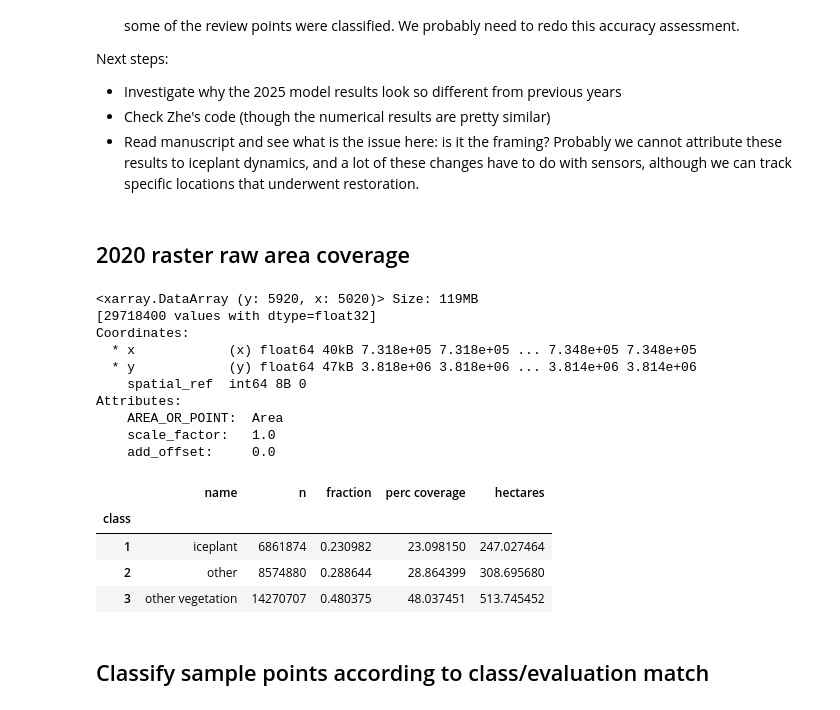
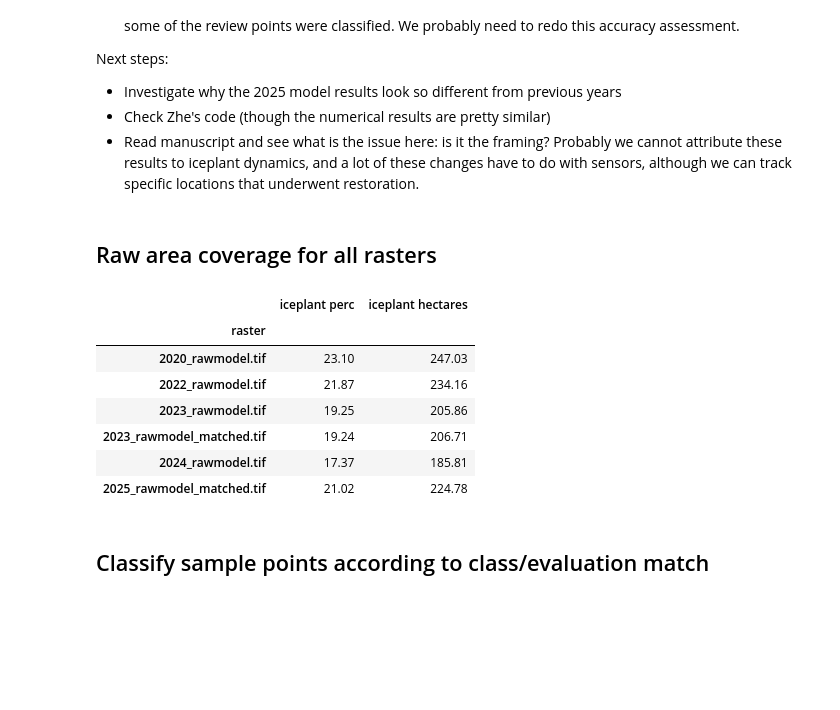
Before and after one commit to carmengg/iceplant-results-revision, a Jupyter notebook: accuracy-metrics-2025.ipynb, the cells around one changed output. Saved outputs shown, nothing was run; the diff lists cells and outputs as text; code cells hidden in the pictures; blank space fills up the shorter version.

Commit message:
Add raw area count for all rasters

```diff
--- a/accuracy-metrics-2025.ipynb
+++ b/accuracy-metrics-2025.ipynb
@@ -153,48 +159,47 @@ Next steps:
 - Check Zhe's code (though the numerical results are pretty similar)
 - Read manuscript and see what is the issue here: is it the framing? Probably we cannot attribute these results to iceplant dynamics, and a lot of these changes have to do with sensors, although we can track specific locations that underwent restoration.
 # %% [markdown]
-## 2020 raster raw area coverage
+## Raw area coverage for all rasters
 # %%
-# 2020 Classification results
-# 0 is the raster's nodata value (_FillValue), so mask it
-raster20 = rioxr.open_rasterio(os.path.join('data','2020_rawmodel.tif'), masked=True).squeeze(drop=True)
-raster20
+def class_coverage(path):
+    """Pixel counts and area coverage per class for a classification raster, excluding nodata."""
+    # 0 is the raster's nodata value (_FillValue), so mask it
+    raster = rioxr.open_rasterio(path, masked=True).squeeze(drop=True)
+
+    # Number of pixels per class, excluding nodata
+    values = raster.values[~np.isnan(raster.values)].astype(int)
+    classes, counts = np.unique(values, return_counts=True)
+    cov = pd.DataFrame({'name': [CLASSES[c] for c in classes], 'n': counts},
+                       index=pd.Index(classes, name='class'))
+
+    # Area coverage per class: fraction, percentage and hectares
+    x_res, y_res = raster.rio.resolution()
+    pixel_area = abs(x_res * y_res) * 0.0001 # Convert from meters squared to hectares
+
+    cov['fraction'] = cov['n']/cov['n'].sum()
+    cov['perc coverage'] = cov['fraction']*100
+    cov['hectares'] = cov['n'] * pixel_area
+    return cov
-# %% [output]
-<xarray.DataArray (y: 5920, x: 5020)> Size: 119MB
-[29718400 values with dtype=float32]
-Coordinates:
-  * x            (x) float64 40kB 7.318e+05 7.318e+05 ... 7.348e+05 7.348e+05
-  * y            (y) float64 47kB 3.818e+06 3.818e+06 ... 3.814e+06 3.814e+06
-    spatial_ref  int64 8B 0
-Attributes:
-    AREA_OR_POINT:  Area
-    scale_factor:   1.0
-    add_offset:     0.0
 # %%
-# Number of pixels per class, excluding nodata
-values = raster20.values[~np.isnan(raster20.values)].astype(int)
-classes, counts = np.unique(values, return_counts=True)
-stats = pd.DataFrame({'name': [CLASSES[c] for c in classes], 'n': counts},
-                     index=pd.Index(classes, name='class'))
+# Raw iceplant area coverage for every raster in data/
+rows = []
+for path in sorted(glob.glob(os.path.join('data', '*.tif'))):
+    cov = class_coverage(path)
+    rows.append({'raster': os.path.basename(path),
+                 'iceplant perc': cov.at[1, 'perc coverage'],
+                 'iceplant hectares': cov.at[1, 'hectares']})
 
-# Calculate area coverage per class: fraction, percentage and hectares
-
-x_res, y_res = raster20.rio.resolution()
-pixel_area = abs(x_res * y_res) * 0.0001 # Convert from meters squared to hectares
-
-total_pixels = stats['n'].sum()
-total_area = total_pixels * pixel_area
-
-stats['fraction'] = stats['n']/total_pixels
-stats['perc coverage'] = stats['fraction']*100
-stats['hectares'] = total_area * stats['fraction']
-stats
+iceplant_cov = pd.DataFrame(rows).set_index('raster').round(2)
+iceplant_cov
 # %% [output]
-|  | name | n | fraction | perc coverage | hectares |
-| class |  |  |  |  |  |
-| 1 | iceplant | 6861874 | 0.230982 | 23.098150 | 247.027464 |
-| 2 | other | 8574880 | 0.288644 | 28.864399 | 308.695680 |
-| 3 | other vegetation | 14270707 | 0.480375 | 48.037451 | 513.745452 |
+|  | iceplant perc | iceplant hectares |
+| raster |  |  |
+| 2020_rawmodel.tif | 23.10 | 247.03 |
+| 2022_rawmodel.tif | 21.87 | 234.16 |
+| 2023_rawmodel.tif | 19.25 | 205.86 |
+| 2023_rawmodel_matched.tif | 19.24 | 206.71 |
+| 2024_rawmodel.tif | 17.37 | 185.81 |
+| 2025_rawmodel_matched.tif | 21.02 | 224.78 |
 # %% [markdown]
 ## Classify sample points according to class/evaluation match
 # %%
```
Also changed, not shown: parts of 2 cells of this notebook.
